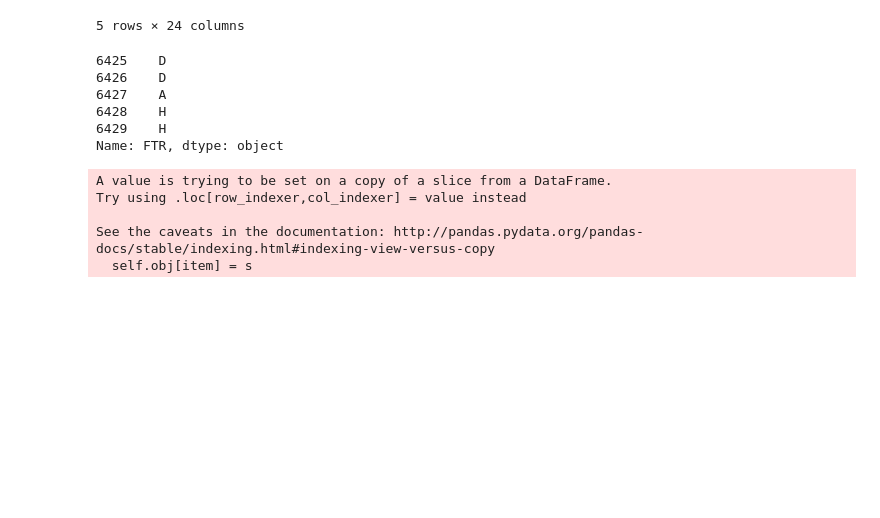
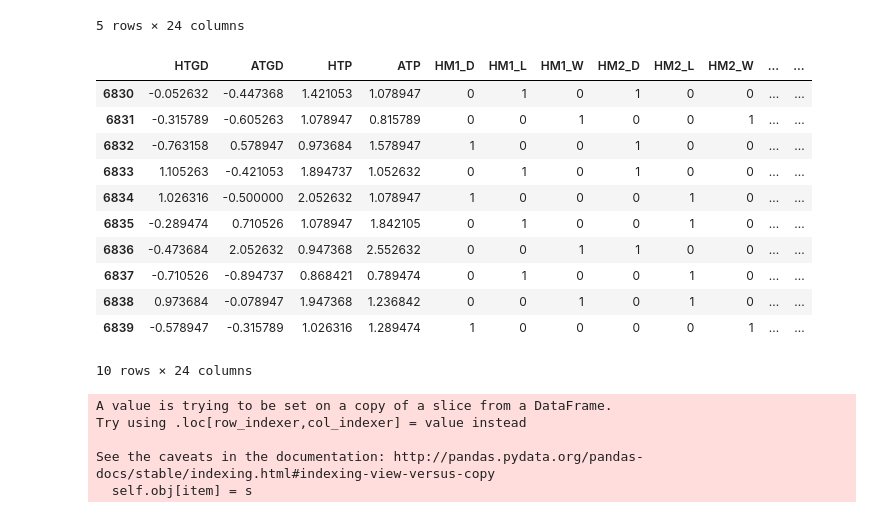
Before and after one commit to yootyakuza/ProjectFinalMachineLearning2018, a Jupyter notebook: Model_project_final.ipynb, the cells around one changed output. Drawn from its saved outputs; the diff is of its cells as text; code cells hidden in the pictures; blank space fills up the shorter version.

```diff
--- a/Model_project_final.ipynb
+++ b/Model_project_final.ipynb
@@ -131,21 +132,27 @@ X_all.tail()
 # %%
 # 2000/01–2015/16 สำหรับ Train และ 2016/17 เป็น Test มีทั้งหมด 6300
 X_train = X_all[:5920]
 y_train = y_all[:5920]
 X_test = X_all[5920:6290]
 y_test = y_all[5920:6290]
 X_predict = X_all[6290:]#ค่าเดิมจากตัวอย่าง 5950 (นัดที่ 6290 = วันที่ 13/5/2018) เมื่อเปลี่ยนค่าจาก10 นัดหลังสุด(10 นัดสุดท้ายตามตารางที่มีข้อมูลทั้งหมด 6300 rows -10)
 #X_train
 #X_test.tail()
-#X_predict
-y_train.tail()
+X_predict
+#y_train.tail()
 # %% [output]
+|  | HTGD | ATGD | HTP | ATP | HM1_D | HM1_L | HM1_W | HM2_D | HM2_L | HM2_W | ... | ... |
+| 6830 | -0.052632 | -0.447368 | 1.421053 | 1.078947 | 0 | 1 | 0 | 1 | 0 | 0 | ... | ... |
+| 6831 | -0.315789 | -0.605263 | 1.078947 | 0.815789 | 0 | 0 | 1 | 0 | 0 | 1 | ... | ... |
+| 6832 | -0.763158 | 0.578947 | 0.973684 | 1.578947 | 1 | 0 | 0 | 1 | 0 | 0 | ... | ... |
+| 6833 | 1.105263 | -0.421053 | 1.894737 | 1.052632 | 0 | 1 | 0 | 1 | 0 | 0 | ... | ... |
+| 6834 | 1.026316 | -0.500000 | 2.052632 | 1.078947 | 1 | 0 | 0 | 0 | 1 | 0 | ... | ... |
+| 6835 | -0.289474 | 0.710526 | 1.078947 | 1.842105 | 0 | 1 | 0 | 0 | 1 | 0 | ... | ... |
+| 6836 | -0.473684 | 2.052632 | 0.947368 | 2.552632 | 0 | 0 | 1 | 1 | 0 | 0 | ... | ... |
+| 6837 | -0.710526 | -0.894737 | 0.868421 | 0.789474 | 0 | 1 | 0 | 0 | 1 | 0 | ... | ... |
+| 6838 | 0.973684 | -0.078947 | 1.947368 | 1.236842 | 0 | 0 | 1 | 0 | 1 | 0 | ... | ... |
+| 6839 | -0.578947 | -0.315789 | 1.026316 | 1.289474 | 1 | 0 | 0 | 0 | 0 | 1 | ... | ... |
-6425    D
-6426    D
-6427    A
-6428    H
-6429    H
-Name: FTR, dtype: object
+10 rows × 24 columns
 # %%
 #การ Standardizing ข้อมูลให้อยู่ในสเกลเดียวกันเพื่อประสิทธิภาพในการเทรนโมเดล โดยใช้ฟังก์ชัน StandardScaler() ใน scikit-learn
 from sklearn.preprocessing import StandardScaler
```
Also changed, not shown: parts of 9 cells of this notebook, 1 other file.
